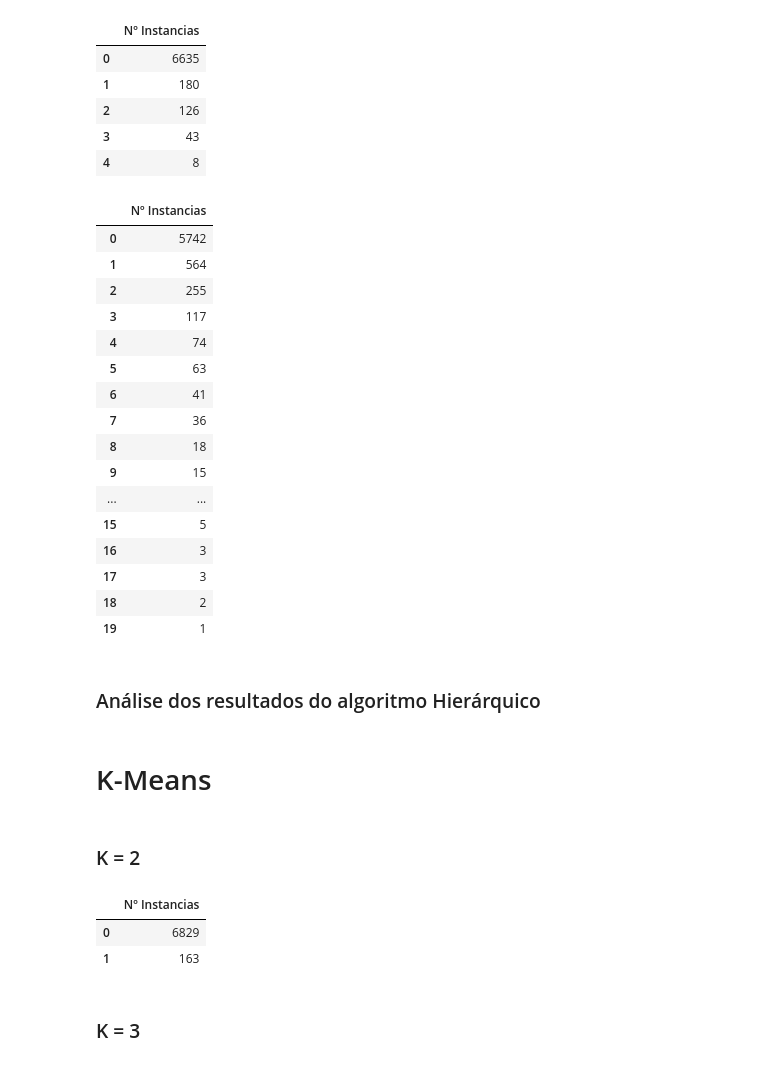
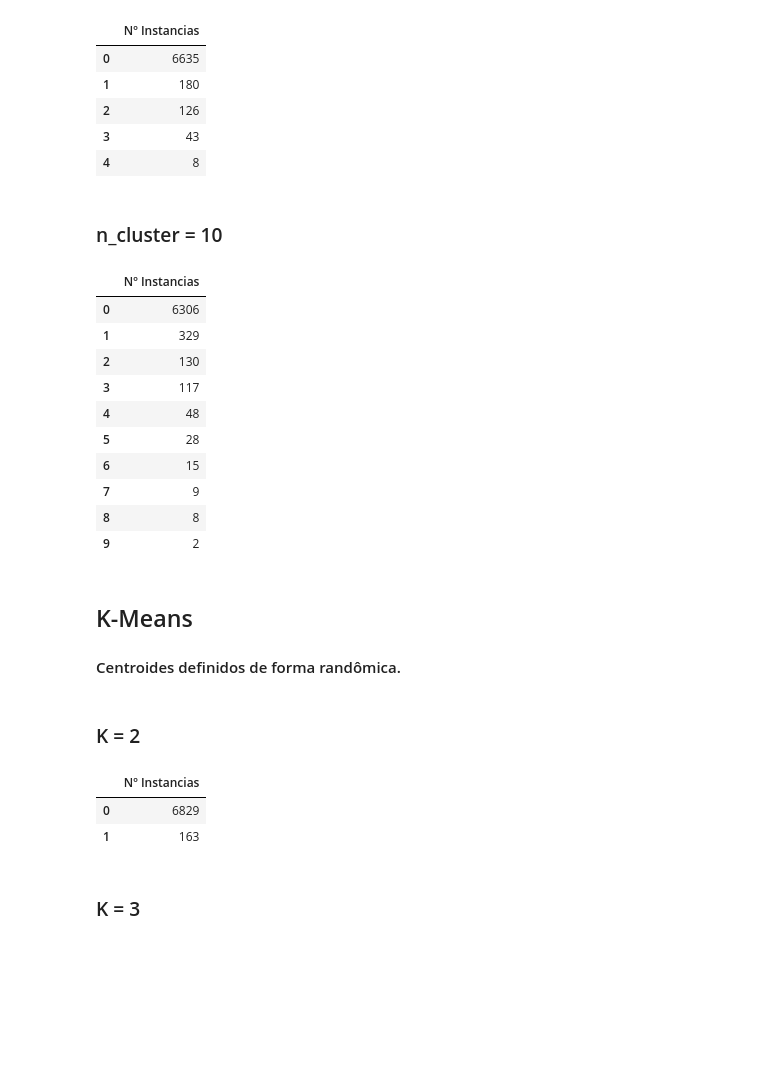
Before and after one commit to thalesmonteiro/Artificial-Intelligence-Test, a Jupyter notebook: Questao3.ipynb, the cells around one changed output. Saved outputs shown, nothing was run; the diff lists cells and outputs as text; code cells hidden in the pictures; blank space fills up the shorter version.

```diff
--- a/Questao3.ipynb
+++ b/Questao3.ipynb
@@ -280,3 +198,5 @@ pd.DataFrame(lista, columns=["Nº Instancias"])
 | 2 | 126 |
 | 3 | 43 |
 | 4 | 8 |
+# %% [markdown]
+### n_cluster = 10
@@ -283,44 +206,34 @@ pd.DataFrame(lista, columns=["Nº Instancias"])
 # %%
-hc = AgglomerativeClustering(n_clusters = 20, affinity = 'euclidean', linkage = 'complete')
-y_hc = hc.fit_predict(x)
 a = pd.DataFrame(y_hc)
 lista = list(a[0].value_counts())
 pd.DataFrame(lista, columns=["Nº Instancias"])
 # %% [output]
 |  | Nº Instancias |
-| 0 | 5742 |
-| 1 | 564 |
-| 2 | 255 |
+| 0 | 6306 |
+| 1 | 329 |
+| 2 | 130 |
 | 3 | 117 |
-| 4 | 74 |
-| 5 | 63 |
-| 6 | 41 |
-| 7 | 36 |
-| 8 | 18 |
-| 9 | 15 |
-| ... | ... |
-| 15 | 5 |
-| 16 | 3 |
-| 17 | 3 |
-| 18 | 2 |
-| 19 | 1 |
+| 4 | 48 |
+| 5 | 28 |
+| 6 | 15 |
+| 7 | 9 |
+| 8 | 8 |
+| 9 | 2 |
-# %% [markdown]
-### Análise dos resultados do algoritmo Hierárquico
 # %% [markdown]
-# K-Means
+## K-Means
+#### Centroides definidos de forma randômica.
 # %% [markdown]
 ### K = 2
 # %%
 from sklearn.cluster import KMeans
 
 kmeans = KMeans(n_clusters=2, random_state= 15).fit(x)
+a = pd.DataFrame(kmeans.labels_)
+lista = list(a[0].value_counts())
+pd.DataFrame(lista, columns=["Nº Instancias"])
+# %% [output]
+|  | Nº Instancias |
+| 0 | 6829 |
+| 1 | 163 |
-# %%
-a = pd.DataFrame(kmeans.labels_)
-lista = list(a[0].value_counts())
-pd.DataFrame(lista, columns=["Nº Instancias"])
-# %% [output]
-|  | Nº Instancias |
-| 0 | 6829 |
-| 1 | 163 |
 # %% [markdown]
 ### K = 3
```
Also changed, not shown: parts of 72 cells of this notebook.
